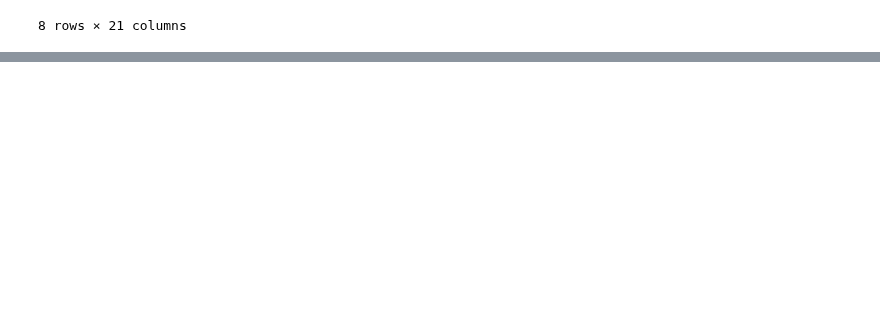
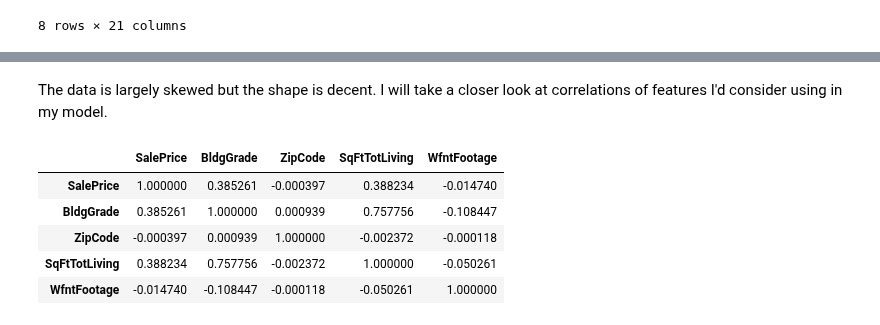
Before and after one commit to samtuleen/King-County-Home-Price-Predictors, a Jupyter notebook: notebooks/exploratory/Feature-Engineering.ipynb, the cells around one changed output, grey strips where cells are left out. Saved outputs shown, nothing was run; the diff lists cells and outputs as text; code cells hidden in the pictures; blank space fills up the shorter version.

```diff
--- a/notebooks/exploratory/Feature-Engineering.ipynb
+++ b/notebooks/exploratory/Feature-Engineering.ipynb
@@ -30,0 +41,11 @@ data.describe()
+# %% [markdown]
+The data is largely skewed but the shape is decent. I will take a closer look at correlations of features I'd consider using in my model.
+# %%
+data[['SalePrice','BldgGrade','ZipCode','SqFtTotLiving','WfntFootage']].corr()
+# %% [output]
+|  | SalePrice | BldgGrade | ZipCode | SqFtTotLiving | WfntFootage |
+| SalePrice | 1.000000 | 0.385261 | -0.000397 | 0.388234 | -0.014740 |
+| BldgGrade | 0.385261 | 1.000000 | 0.000939 | 0.757756 | -0.108447 |
+| ZipCode | -0.000397 | 0.000939 | 1.000000 | -0.002372 | -0.000118 |
+| SqFtTotLiving | 0.388234 | 0.757756 | -0.002372 | 1.000000 | -0.050261 |
+| WfntFootage | -0.014740 | -0.108447 | -0.000118 | -0.050261 | 1.000000 |
```
Also changed, not shown: parts of 3 cells of this notebook.
